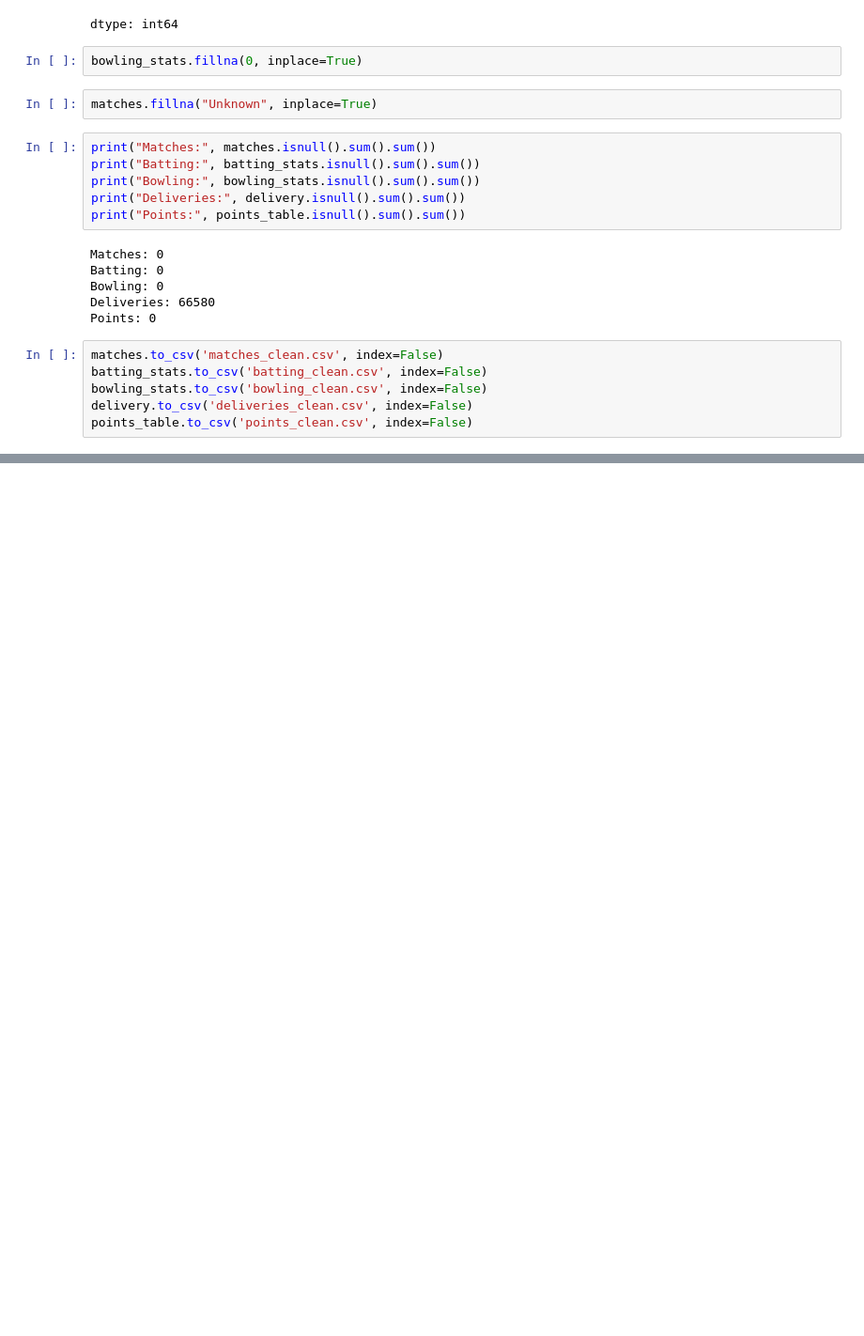
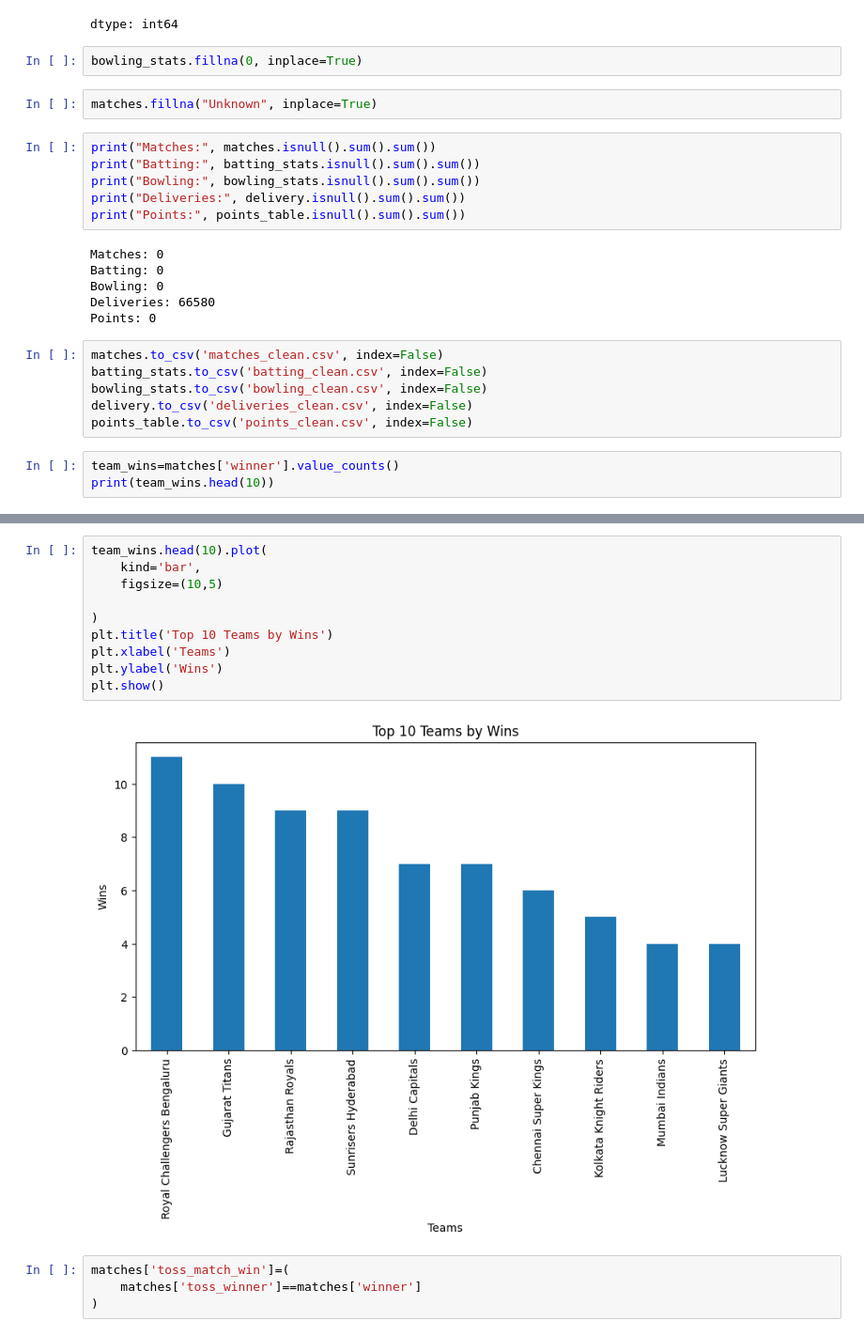
Before and after one commit to pavanrajanala/Ipl2026Analysis, a Jupyter notebook: Ipl2026Analysis_DataCleaning.ipynb, the cells around one changed output, grey strips where cells are left out. Shown at 94% size. Drawn from its saved outputs; the diff is of its cells as text; blank space fills up the shorter version.

Commit message:
Team Analysis

```diff
--- a/Ipl2026Analysis_DataCleaning.ipynb
+++ b/Ipl2026Analysis_DataCleaning.ipynb
@@ -226,3 +226,6 @@ batting_stats.to_csv('batting_clean.csv', index=False)
 bowling_stats.to_csv('bowling_clean.csv', index=False)
 delivery.to_csv('deliveries_clean.csv', index=False)
 points_table.to_csv('points_clean.csv', index=False)
+# %%
+team_wins=matches['winner'].value_counts()
+print(team_wins.head(10))
@@ -228,0 +245,16 @@ points_table.to_csv('points_clean.csv', index=False)
+# %%
+team_wins.head(10).plot(
+    kind='bar',
+    figsize=(10,5)
+
+)
+plt.title('Top 10 Teams by Wins')
+plt.xlabel('Teams')
+plt.ylabel('Wins')
+plt.show()
+# %% [output]
+[figure, added]
+# %%
+matches['toss_match_win']=(
+    matches['toss_winner']==matches['winner']
+)
```
Also changed, not shown: parts of 9 cells of this notebook.
